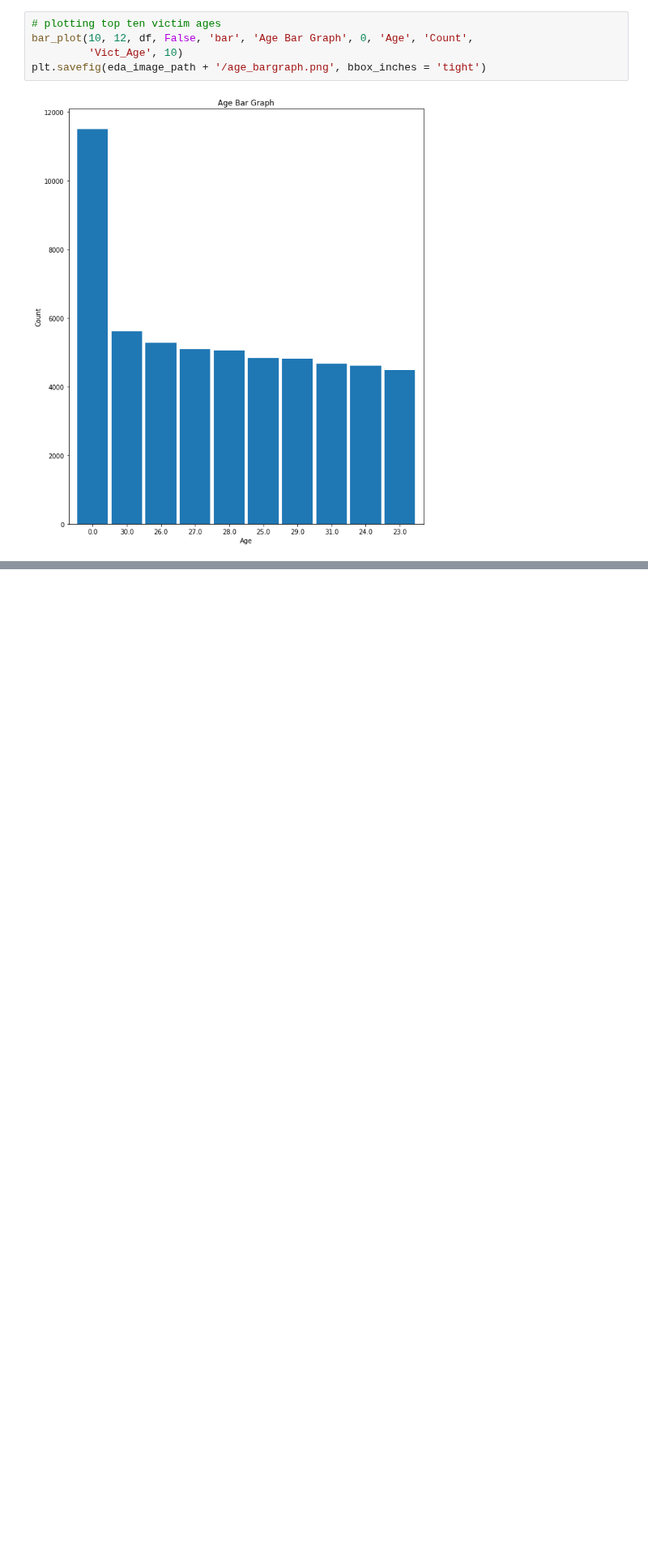
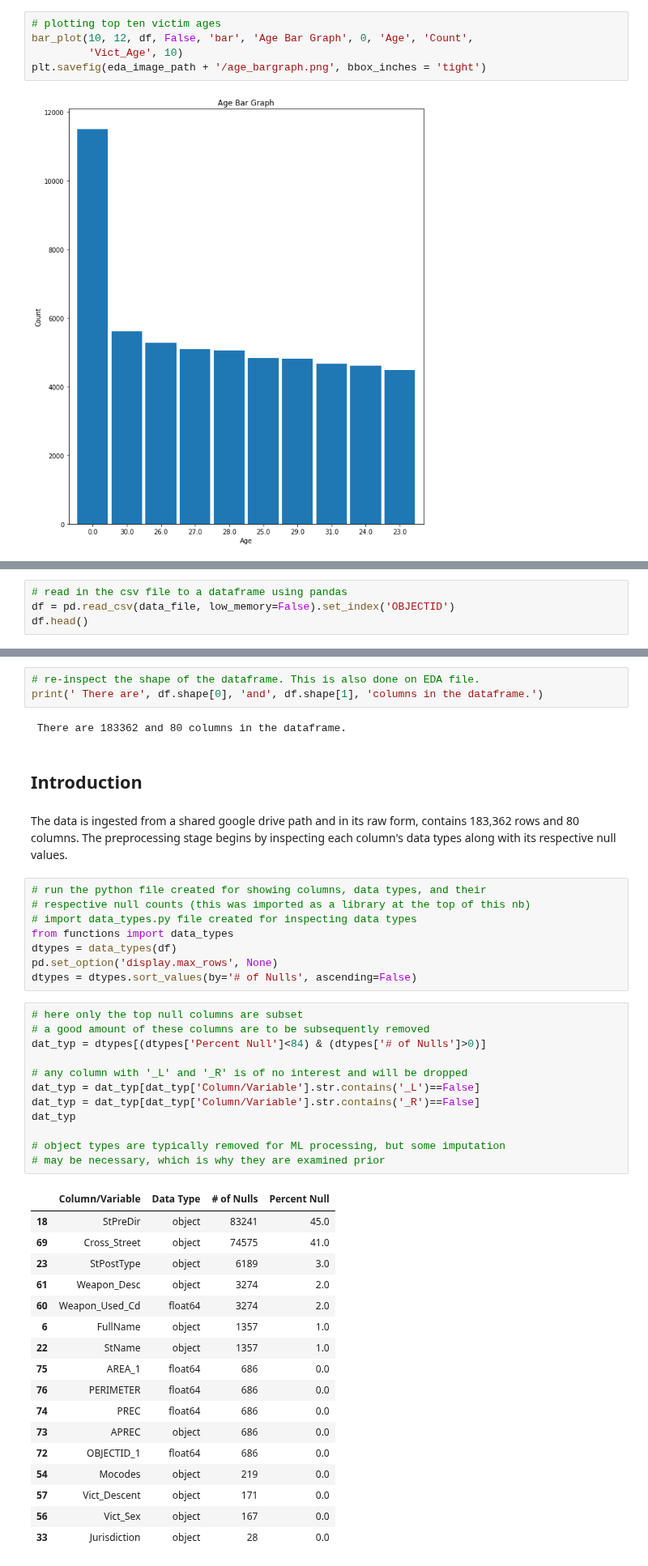
Before and after one commit to MSADS-Capstone/navigating_crime, a Jupyter notebook: Code Library/Main_Notebook.ipynb, the cells around one changed output, grey strips where cells are left out. Shown at 81% size. Cells and saved outputs as stored; diff of their text form; blank space fills up the shorter version.

```diff
--- a/Code Library/Main_Notebook.ipynb
+++ b/Code Library/Main_Notebook.ipynb
@@ -452,0 +452,4 @@ plt.savefig(eda_image_path + '/age_bargraph.png', bbox_inches = 'tight')
+# %%
+# read in the csv file to a dataframe using pandas
+df = pd.read_csv(data_file, low_memory=False).set_index('OBJECTID')
+df.head()
@@ -452,0 +485,47 @@ plt.savefig(eda_image_path + '/age_bargraph.png', bbox_inches = 'tight')
+# %%
+# re-inspect the shape of the dataframe. This is also done on EDA file.
+print(' There are', df.shape[0], 'and', df.shape[1], 'columns in the dataframe.')
+# %% [output]
+ There are 183362 and 80 columns in the dataframe.
+# %% [markdown]
+## Introduction
+# %% [markdown]
+The data is ingested from a shared google drive path and in its raw form, contains 183,362 rows and 80 columns. The preprocessing stage begins by inspecting each column's data types along with its respective null values.
+# %%
+# run the python file created for showing columns, data types, and their
+# respective null counts (this was imported as a library at the top of this nb)
+# import data_types.py file created for inspecting data types
+from functions import data_types
+dtypes = data_types(df)
+pd.set_option('display.max_rows', None)
+dtypes = dtypes.sort_values(by='# of Nulls', ascending=False)
+# %%
+# here only the top null columns are subset
+# a good amount of these columns are to be subsequently removed
+dat_typ = dtypes[(dtypes['Percent Null']<84) & (dtypes['# of Nulls']>0)]
+
+# any column with '_L' and '_R' is of no interest and will be dropped
+dat_typ = dat_typ[dat_typ['Column/Variable'].str.contains('_L')==False]
+dat_typ = dat_typ[dat_typ['Column/Variable'].str.contains('_R')==False]
+dat_typ
+
+# object types are typically removed for ML processing, but some imputation
+# may be necessary, which is why they are examined prior
+# %% [output]
+|  | Column/Variable | Data Type | # of Nulls | Percent Null |
+| 18 | StPreDir | object | 83241 | 45.0 |
+| 69 | Cross_Street | object | 74575 | 41.0 |
+| 23 | StPostType | object | 6189 | 3.0 |
+| 61 | Weapon_Desc | object | 3274 | 2.0 |
+| 60 | Weapon_Used_Cd | float64 | 3274 | 2.0 |
+| 6 | FullName | object | 1357 | 1.0 |
+| 22 | StName | object | 1357 | 1.0 |
+| 75 | AREA_1 | float64 | 686 | 0.0 |
+| 76 | PERIMETER | float64 | 686 | 0.0 |
+| 74 | PREC | float64 | 686 | 0.0 |
+| 73 | APREC | object | 686 | 0.0 |
+| 72 | OBJECTID_1 | float64 | 686 | 0.0 |
+| 54 | Mocodes | object | 219 | 0.0 |
+| 57 | Vict_Descent | object | 171 | 0.0 |
+| 56 | Vict_Sex | object | 167 | 0.0 |
+| 33 | Jurisdiction | object | 28 | 0.0 |
```
Also changed, not shown: parts of 27 cells of this notebook, 1 other file.
